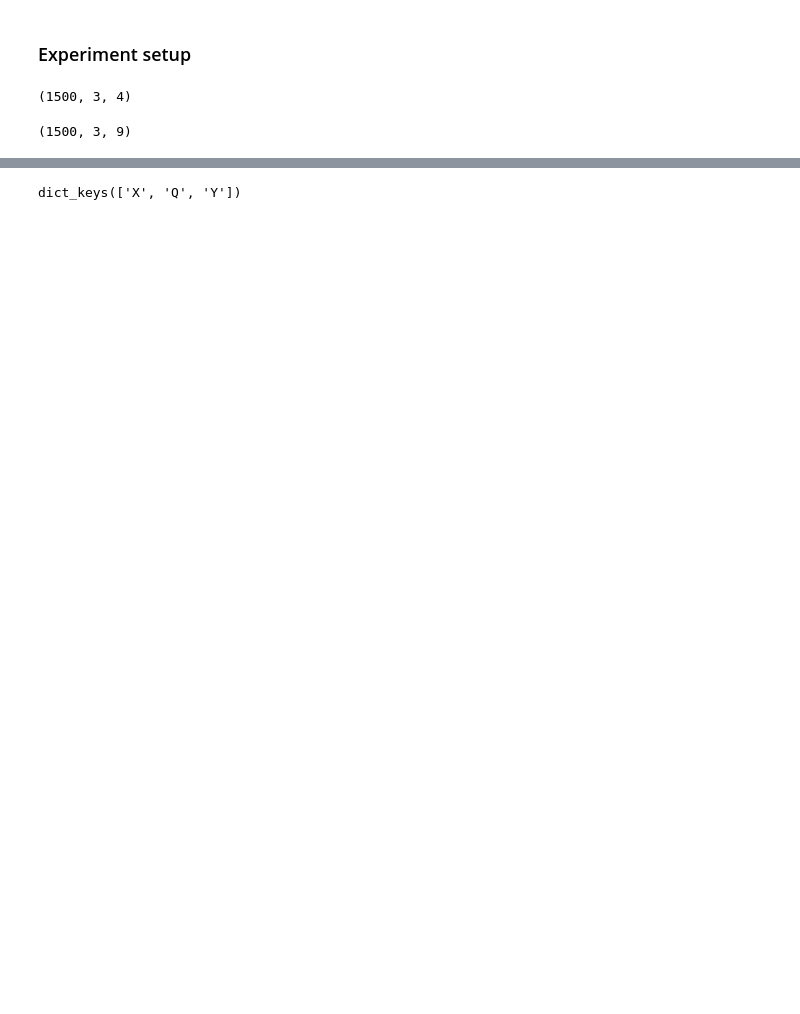
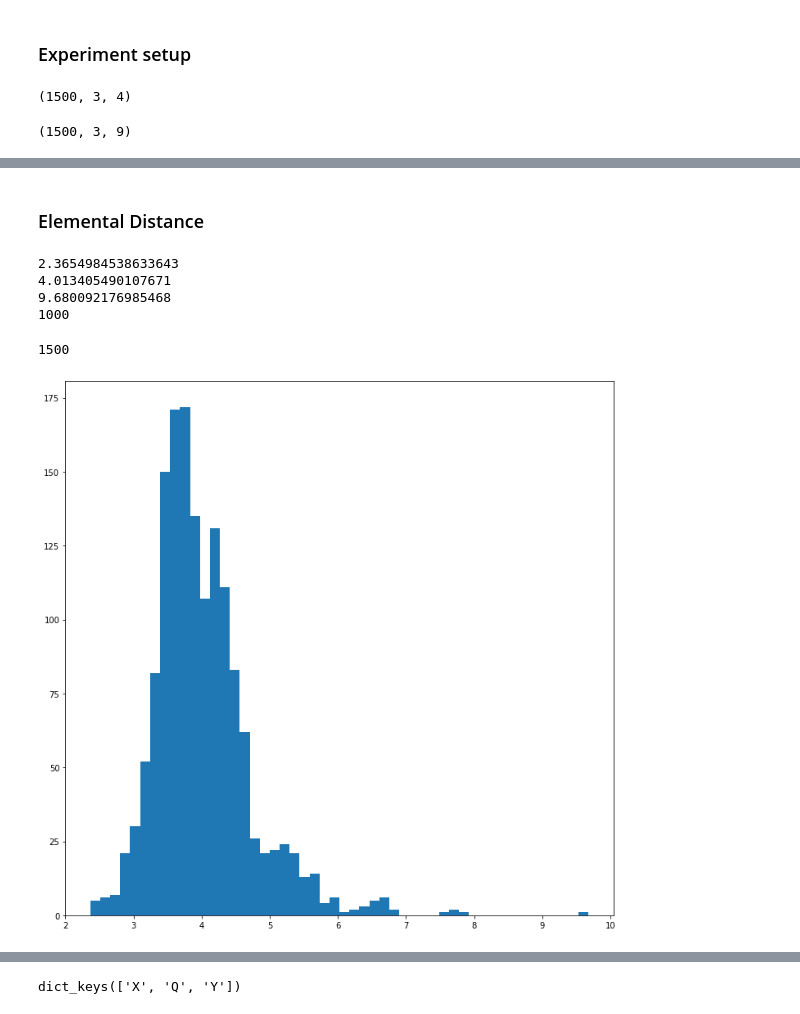
Before and after one commit to GT-STAR-Lab/trait_weight_optimization, a Jupyter notebook: experiment_setup.ipynb, the cells around one changed output, grey strips where cells are left out. Drawn from its saved outputs; the diff is of its cells as text; code cells hidden in the pictures; blank space fills up the shorter version.

```diff
--- a/experiment_setup.ipynb
+++ b/experiment_setup.ipynb
@@ -274,0 +279,25 @@ Y_actual.shape
+# %% [markdown]
+### Elemental Distance
+# %%
+loss = []
+
+for i in range(num_demo):
+    l = np.sum((y_star[y_star>0] - Y_actual[i][y_star>0])**2 / (y_star[y_star>0])**2)
+    loss.append(l)
+
+print(min(loss))
+print(np.mean(loss))
+print(max(loss))
+
+ind = np.argpartition(loss, -1000)[-1000:]
+print(len(ind))
+
+plt.hist(loss, bins=50)
+len(loss)
+# %% [output]
+2.3654984538633643
+4.013405490107671
+9.680092176985468
+1000
+1500
+[figure, added]
```
Also changed, not shown: parts of 26 cells of this notebook, 1 other file.
